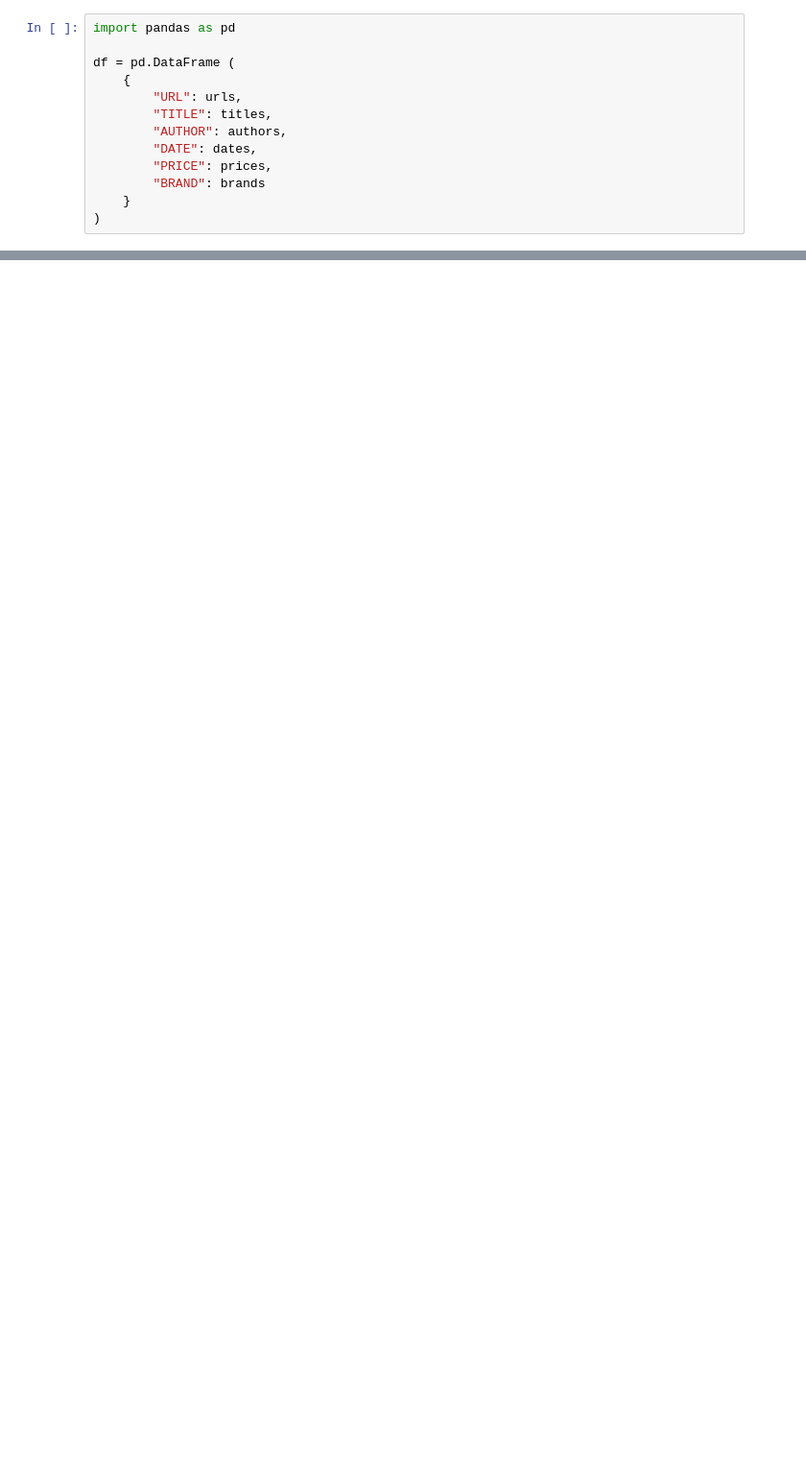
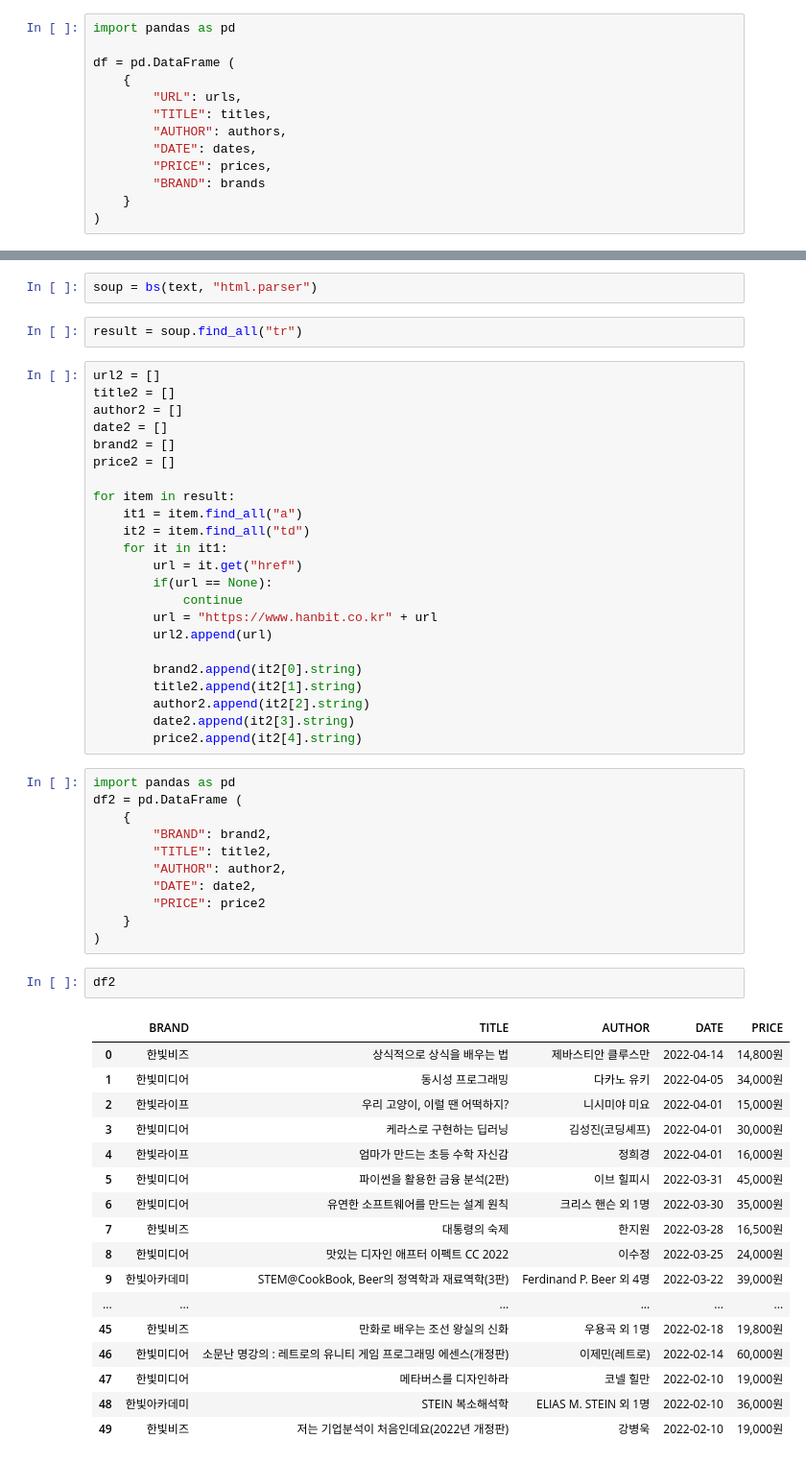
Before and after one commit to Kjgwo/BigData, a Jupyter notebook: BigData.ipynb, the cells around one changed output, grey strips where cells are left out. Shown at 96% size. Saved outputs shown, nothing was run; the diff lists cells and outputs as text; blank space fills up the shorter version.

```diff
--- a/BigData.ipynb
+++ b/BigData.ipynb
@@ -1114,0 +1158,58 @@ df
+# %%
+soup = bs(text, "html.parser")
+# %%
+result = soup.find_all("tr")
+# %%
+url2 = []
+title2 = []
+author2 = []
+date2 = []
+brand2 = []
+price2 = []
+
+for item in result:
+    it1 = item.find_all("a")
+    it2 = item.find_all("td")
+    for it in it1:
+        url = it.get("href")
+        if(url == None):
+            continue
+        url = "https://www.hanbit.co.kr" + url
+        url2.append(url)
+
+        brand2.append(it2[0].string)
+        title2.append(it2[1].string)
+        author2.append(it2[2].string)
+        date2.append(it2[3].string)
+        price2.append(it2[4].string)
+# %%
+import pandas as pd
+df2 = pd.DataFrame (
+    {
+        "BRAND": brand2,
+        "TITLE": title2,
+        "AUTHOR": author2,
+        "DATE": date2,
+        "PRICE": price2
+    }
+)
+# %%
+df2
+# %% [output]
+|  | BRAND | TITLE | AUTHOR | DATE | PRICE |
+| 0 | 한빛비즈 | 상식적으로 상식을 배우는 법 | 제바스티안 클루스만 | 2022-04-14 | 14,800원 |
+| 1 | 한빛미디어 | 동시성 프로그래밍 | 다카노 유키 | 2022-04-05 | 34,000원 |
+| 2 | 한빛라이프 | 우리 고양이, 이럴 땐 어떡하지? | 니시미야 미요 | 2022-04-01 | 15,000원 |
+| 3 | 한빛미디어 | 케라스로 구현하는 딥러닝 | 김성진(코딩셰프) | 2022-04-01 | 30,000원 |
+| 4 | 한빛라이프 | 엄마가 만드는 초등 수학 자신감 | 정희경 | 2022-04-01 | 16,000원 |
+| 5 | 한빛미디어 | 파이썬을 활용한 금융 분석(2판) | 이브 힐피시 | 2022-03-31 | 45,000원 |
+| 6 | 한빛미디어 | 유연한 소프트웨어를 만드는 설계 원칙 | 크리스 핸슨 외 1명 | 2022-03-30 | 35,000원 |
+| 7 | 한빛비즈 | 대통령의 숙제 | 한지원 | 2022-03-28 | 16,500원 |
+| 8 | 한빛미디어 | 맛있는 디자인 애프터 이펙트 CC 2022 | 이수정 | 2022-03-25 | 24,000원 |
+| 9 | 한빛아카데미 | STEM@CookBook, Beer의 정역학과 재료역학(3판) | Ferdinand P. Beer 외 4명 | 2022-03-22 | 39,000원 |
+| ... | ... | ... | ... | ... | ... |
+| 45 | 한빛비즈 | 만화로 배우는 조선 왕실의 신화 | 우용곡 외 1명 | 2022-02-18 | 19,800원 |
+| 46 | 한빛미디어 | 소문난 명강의 : 레트로의 유니티 게임 프로그래밍 에센스(개정판) | 이제민(레트로) | 2022-02-14 | 60,000원 |
+| 47 | 한빛미디어 | 메타버스를 디자인하라 | 코넬 힐만 | 2022-02-10 | 19,000원 |
+| 48 | 한빛아카데미 | STEIN 복소해석학 | ELIAS M. STEIN 외 1명 | 2022-02-10 | 36,000원 |
+| 49 | 한빛비즈 | 저는 기업분석이 처음인데요(2022년 개정판) | 강병욱 | 2022-02-10 | 19,000원 |
```
Also changed, not shown: parts of 21 cells of this notebook.
